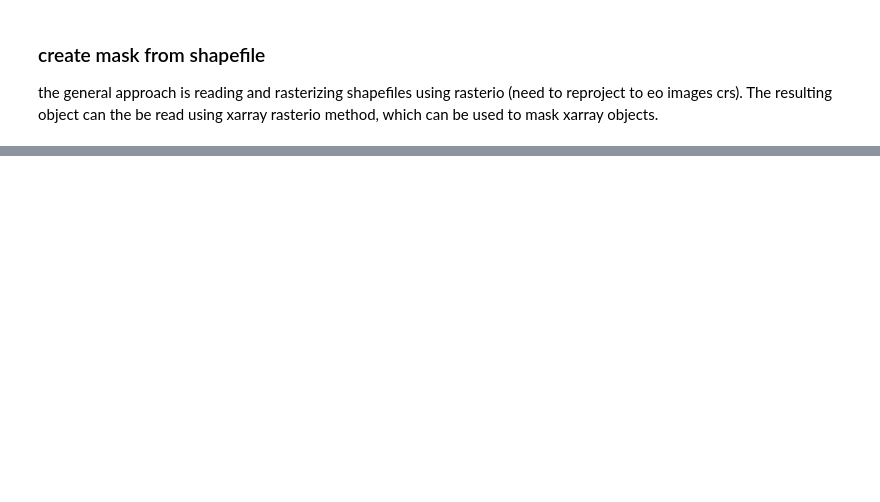
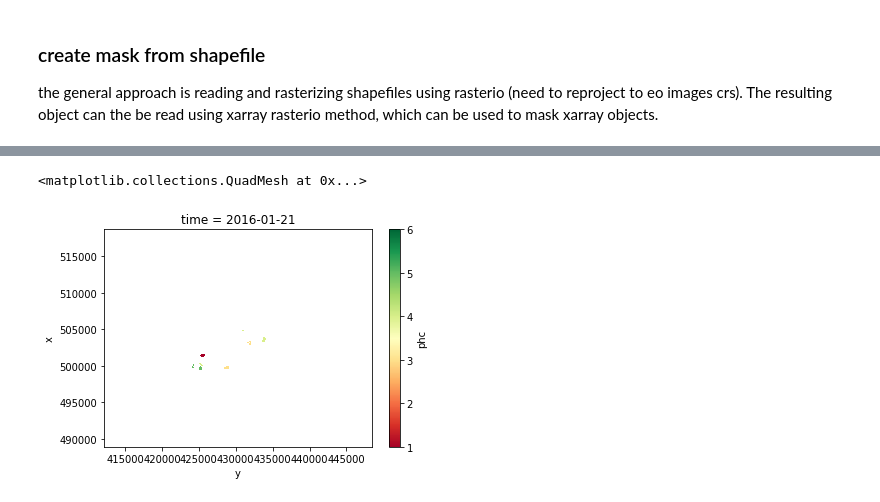
Before and after one commit to alexsalr/ciat_monitor_crops, a Jupyter notebook: Load&Analysis_test.ipynb, the cells around one changed output, grey strips where cells are left out. Drawn from its saved outputs; the diff is of its cells as text; code cells hidden in the pictures; blank space fills up the shorter version.

```diff
--- a/Load&Analysis_test.ipynb
+++ b/Load&Analysis_test.ipynb
@@ -376,0 +75,2 @@ Attributes:
+# %%
+sat_data['phc'] = (('time', 'x', 'y'), class_data)
@@ -376,0 +111,5 @@ Attributes:
+# %%
+pddf = sat_data.to_dataframe()
+# %%
+valid = pddf.loc[pddf['phc'] > 0]
+valid2 = valid.loc[valid['mask'] == True]
@@ -376,0 +138,3 @@ Attributes:
+# %%
+backxa = xr.Dataset.from_dataframe(valid2)
+backxa
@@ -376,0 +161,5 @@ Attributes:
+# %%
+backxa['phc'].sel(time='2016-01-21').plot(vmin=1., vmax=6., cmap='RdYlGn')
+# %% [output]
+<matplotlib.collections.QuadMesh at 0x...>
+[figure, added]
```
Also changed, not shown: parts of 45 cells of this notebook.
